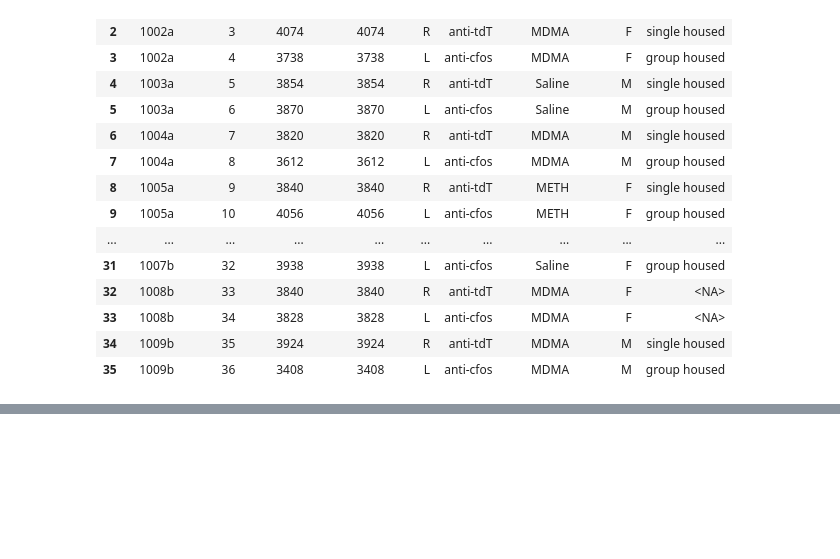
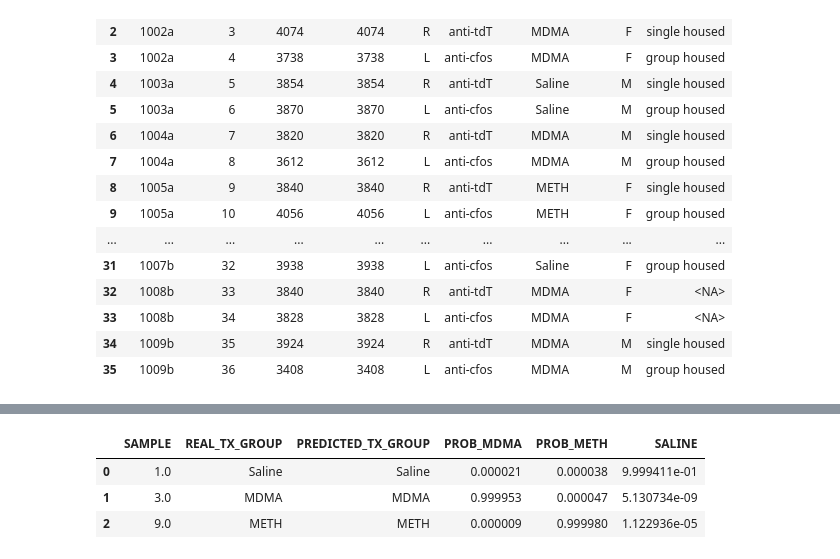
Before and after one commit to greciaro/Light-Sheet-Microscopy, a Jupyter notebook: count_volumes&activity_all_files.ipynb, the cells around one changed output, grey strips where cells are left out. Drawn from its saved outputs; the diff is of its cells as text; code cells hidden in the pictures; blank space fills up the shorter version.

```diff
--- a/count_volumes&activity_all_files.ipynb
+++ b/count_volumes&activity_all_files.ipynb
@@ -278,0 +205,12 @@ output_s1.to_csv(r's1_DR.csv')
+# %%
+pd_pred = pd.DataFrame(prediction)
+pd_prod = pd.DataFrame(probabilities)
+test = pd_pred.merge(pd_prod, left_index=True, right_index=True)
+test = test_data[["SAMPLE","TX_GROUP"]].reset_index(drop=True).merge(test, left_index=True, right_index=True)
+test.columns =['SAMPLE', 'REAL_TX_GROUP', 'PREDICTED_TX_GROUP', 'PROB_MDMA', 'PROB_METH', 'SALINE']
+test
+# %% [output]
+|  | SAMPLE | REAL_TX_GROUP | PREDICTED_TX_GROUP | PROB_MDMA | PROB_METH | SALINE |
+| 0 | 1.0 | Saline | Saline | 0.000021 | 0.000038 | 9.999411e-01 |
+| 1 | 3.0 | MDMA | MDMA | 0.999953 | 0.000047 | 5.130734e-09 |
+| 2 | 9.0 | METH | METH | 0.000009 | 0.999980 | 1.122936e-05 |
```
Also changed, not shown: parts of 26 cells of this notebook.
